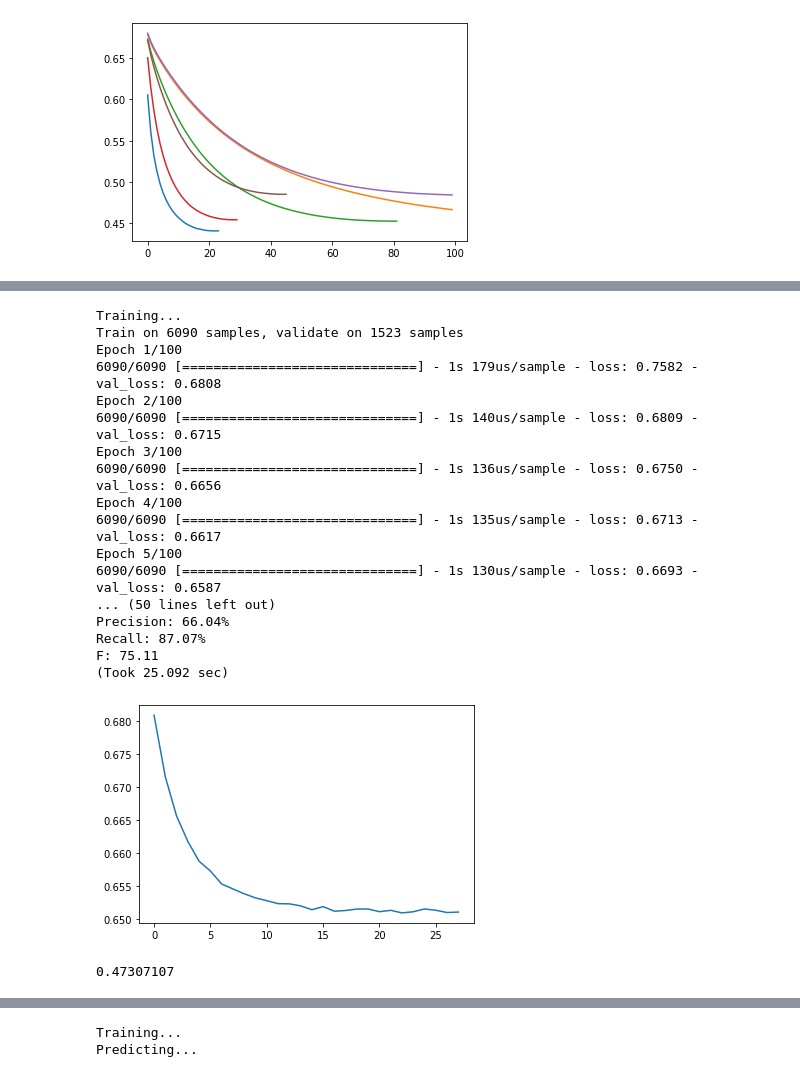
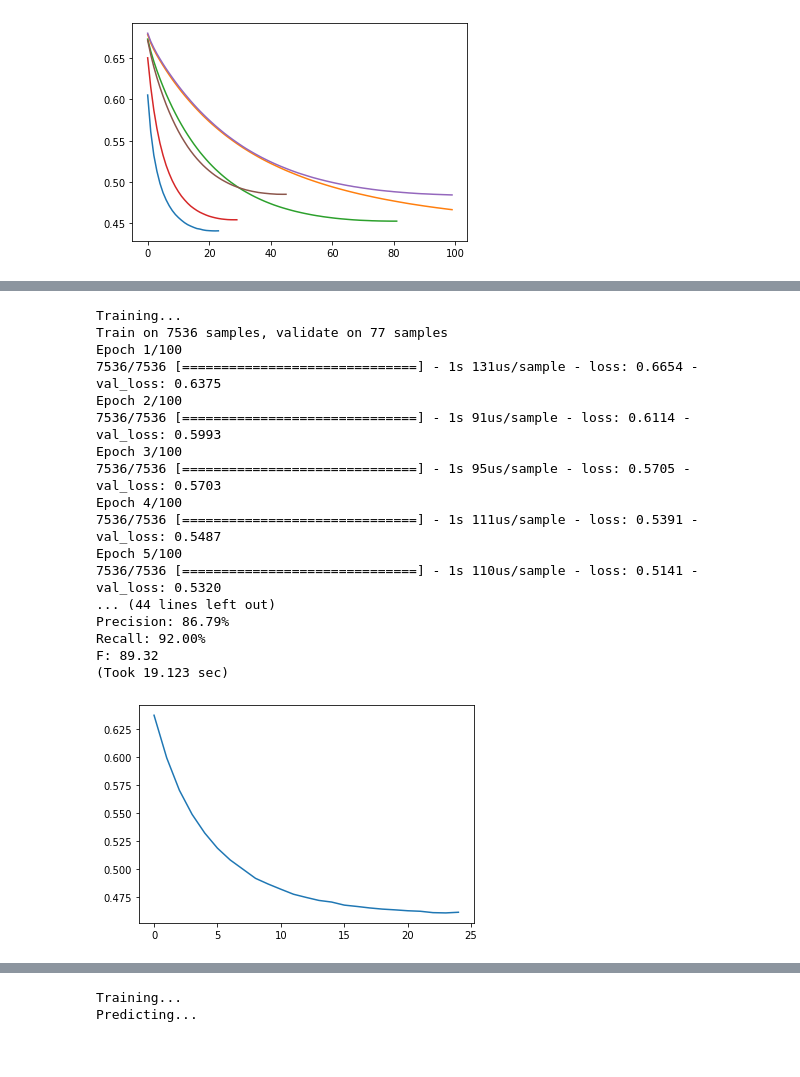
Before and after one commit to SeanScripts/nlp-getting-started, a Jupyter notebook: NLP_Getting_Started.ipynb, the cells around one changed output, grey strips where cells are left out. Cells and saved outputs as stored; diff of their text form; code cells hidden in the pictures.

```diff
--- a/NLP_Getting_Started.ipynb
+++ b/NLP_Getting_Started.ipynb
@@ -91,13 +23,0 @@ test_y = test['_target']
-# %%
-rft2 = RandomForestClassifier(n_estimators=500, oob_score=True, verbose=1)
-rft2.fit(train_x, train_y)
-print('OOB estimate:', rft2.oob_score_)
-preds2 = rft2.predict(test_x)
-rft2_cm = confusion_matrix(test_y, preds2)
-print(rft2_cm)
-tp2, fn2, fp2, tn2 = rft2_cm.ravel()
-accuracy2 = (tp2+tn2)/(tp2+fn2+fp2+tn2)
-precision2 = tp2/(tp2 + fp2)
-recall2 = tp2/(tp2 + fn2)
-F2 = 2*precision2*recall2/(precision2 + recall2)
-print('Accuracy: {:.3f}%\nPrecision: {:.3f}%\nRecall: {:.3f}%\nF: {:.3f}'.format(accuracy2, precision2, recall2, F2))
@@ -634,27 +775,22 @@ Done with Logistic models
-# %%
-# L1 and L2 regularization both don't help
-nn_test = run_logistic(dftrain_minimal_noprep, 0.2, 100, reg='l2', patience=5)
-# %% [output]
-Training...
-Train on 6090 samples, validate on 1523 samples
-Epoch 1/100
-6090/6090 [==============================] - 1s 179us/sample - loss: 0.7582 - val_loss: 0.6808
-Epoch 2/100
-6090/6090 [==============================] - 1s 140us/sample - loss: 0.6809 - val_loss: 0.6715
-Epoch 3/100
-6090/6090 [==============================] - 1s 136us/sample - loss: 0.6750 - val_loss: 0.6656
-Epoch 4/100
-6090/6090 [==============================] - 1s 135us/sample - loss: 0.6713 - val_loss: 0.6617
-Epoch 5/100
-6090/6090 [==============================] - 1s 130us/sample - loss: 0.6693 - val_loss: 0.6587
-... (50 lines left out)
-Precision: 66.04%
-Recall: 87.07%
-F: 75.11
-(Took 25.092 sec)
-[figure, removed]
-# %%
-# Regularization may not help that much
-np.max(nn_test.get_weights()[0])
-# %% [output]
-0.47307107
+# %%
+# Test to see feature importances
+nn_test = run_logistic(dftrain_minimal, 0.01, 100)
+# %% [output]
+Training...
+Train on 7536 samples, validate on 77 samples
+Epoch 1/100
+7536/7536 [==============================] - 1s 131us/sample - loss: 0.6654 - val_loss: 0.6375
+Epoch 2/100
+7536/7536 [==============================] - 1s 91us/sample - loss: 0.6114 - val_loss: 0.5993
+Epoch 3/100
+7536/7536 [==============================] - 1s 95us/sample - loss: 0.5705 - val_loss: 0.5703
+Epoch 4/100
+7536/7536 [==============================] - 1s 111us/sample - loss: 0.5391 - val_loss: 0.5487
+Epoch 5/100
+7536/7536 [==============================] - 1s 110us/sample - loss: 0.5141 - val_loss: 0.5320
+... (44 lines left out)
+Precision: 86.79%
+Recall: 92.00%
+F: 89.32
+(Took 19.123 sec)
+[figure, added]
```
Also changed, not shown: parts of 63 cells of this notebook, 2 other files.
